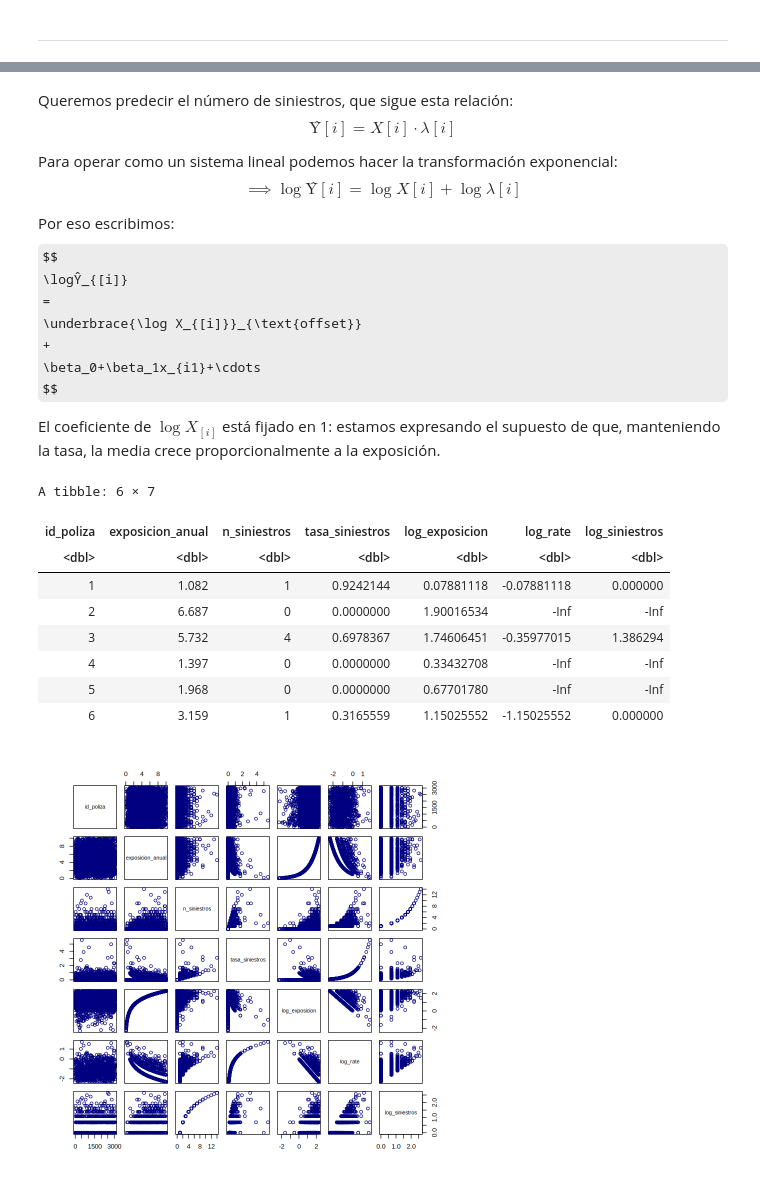
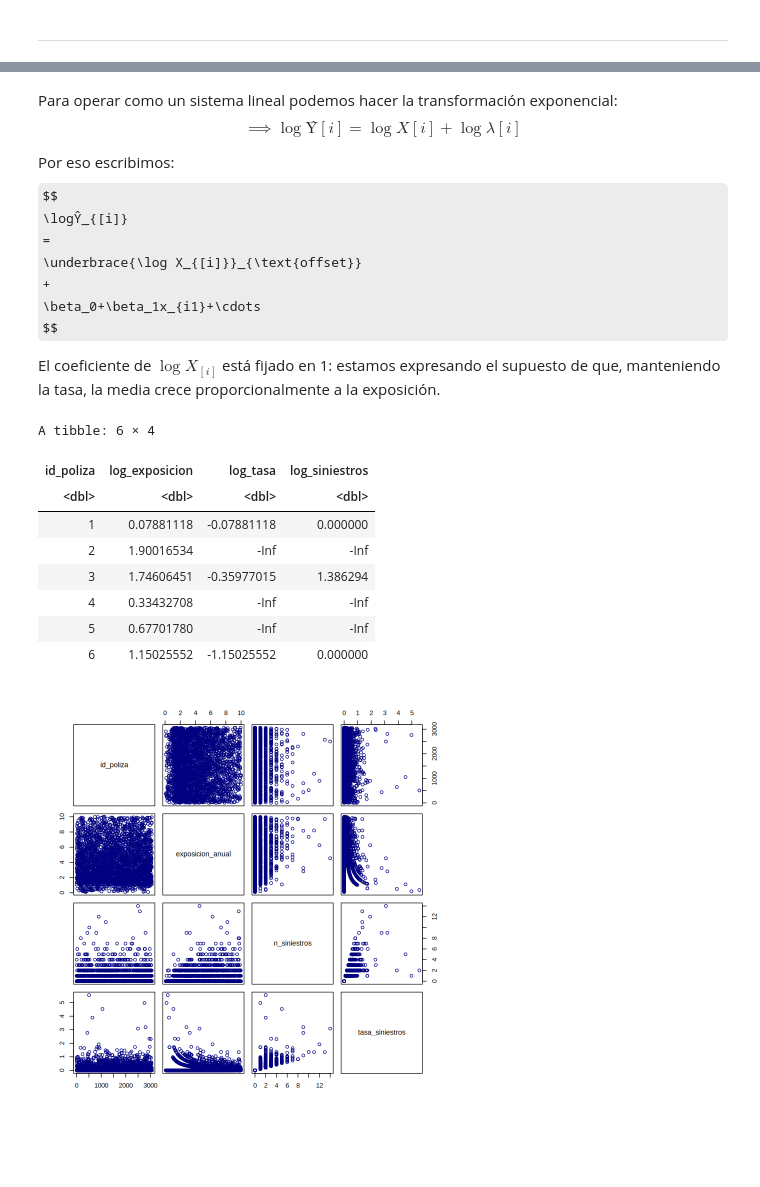
Before and after one commit to JulTob/Modelling, a Jupyter notebook: GLM/GLM_2_07.ipynb, the cells around one changed output, grey strips where cells are left out. Drawn from its saved outputs; the diff is of its cells as text; code cells hidden in the pictures; some formulas as TeX source; blank space fills up the shorter version.

```diff
--- a/GLM/GLM_2_07.ipynb
+++ b/GLM/GLM_2_07.ipynb
@@ -184,8 +257,4 @@ Por tanto, la cartera registra aproximadamente 13,74 siniestros por cada 100 añ
 # %% [markdown]
-Queremos predecir el número de siniestros, que sigue esta relación:
-$$
-Ŷ[i] = X[i] · λ[i]
-$$
 
 Para operar como un sistema lineal podemos hacer la transformación exponencial:
 $$
@@ -203,27 +272,24 @@ $$
 
 El coeficiente de ${\log X_{[i]}}$ está fijado en 1: estamos expresando el supuesto de que, manteniendo la tasa, la media crece proporcionalmente a la exposición.
 # %%
-data <- data %>%
-    mutate(log_exposicion = log(exposicion_anual))
+log_data <- data %>%
+  transmute(
+    id_poliza,
+    log_exposicion = log(exposicion_anual),
+    log_tasa = log(tasa_siniestros),
+    log_siniestros = log(n_siniestros)
+  )
 
-data <- data %>%
-    mutate(log_rate = log(tasa_siniestros))
-
-data <- data %>%
-    mutate(log_siniestros = log(n_siniestros))
-
-head(data)
+head(log_data)
+plot(data, col= "Navy")
 # %% [output]
-A tibble: 6 × 7
+A tibble: 6 × 4
-| id_poliza | exposicion_anual | n_siniestros | tasa_siniestros | log_exposicion | log_rate | log_siniestros |
-| <dbl> | <dbl> | <dbl> | <dbl> | <dbl> | <dbl> | <dbl> |
-| 1 | 1.082 | 1 | 0.9242144 | 0.07881118 | -0.07881118 | 0.000000 |
-| 2 | 6.687 | 0 | 0.0000000 | 1.90016534 | -Inf | -Inf |
-| 3 | 5.732 | 4 | 0.6978367 | 1.74606451 | -0.35977015 | 1.386294 |
-| 4 | 1.397 | 0 | 0.0000000 | 0.33432708 | -Inf | -Inf |
-| 5 | 1.968 | 0 | 0.0000000 | 0.67701780 | -Inf | -Inf |
-| 6 | 3.159 | 1 | 0.3165559 | 1.15025552 | -1.15025552 | 0.000000 |
+| id_poliza | log_exposicion | log_tasa | log_siniestros |
+| <dbl> | <dbl> | <dbl> | <dbl> |
+| 1 | 0.07881118 | -0.07881118 | 0.000000 |
+| 2 | 1.90016534 | -Inf | -Inf |
+| 3 | 1.74606451 | -0.35977015 | 1.386294 |
+| 4 | 0.33432708 | -Inf | -Inf |
+| 5 | 0.67701780 | -Inf | -Inf |
+| 6 | 1.15025552 | -1.15025552 | 0.000000 |
+[figure, added]
-# %%
-plot(data, col= "Navy")
-# %% [output]
-[figure, removed]
```
Also changed, not shown: parts of 9 cells of this notebook.
